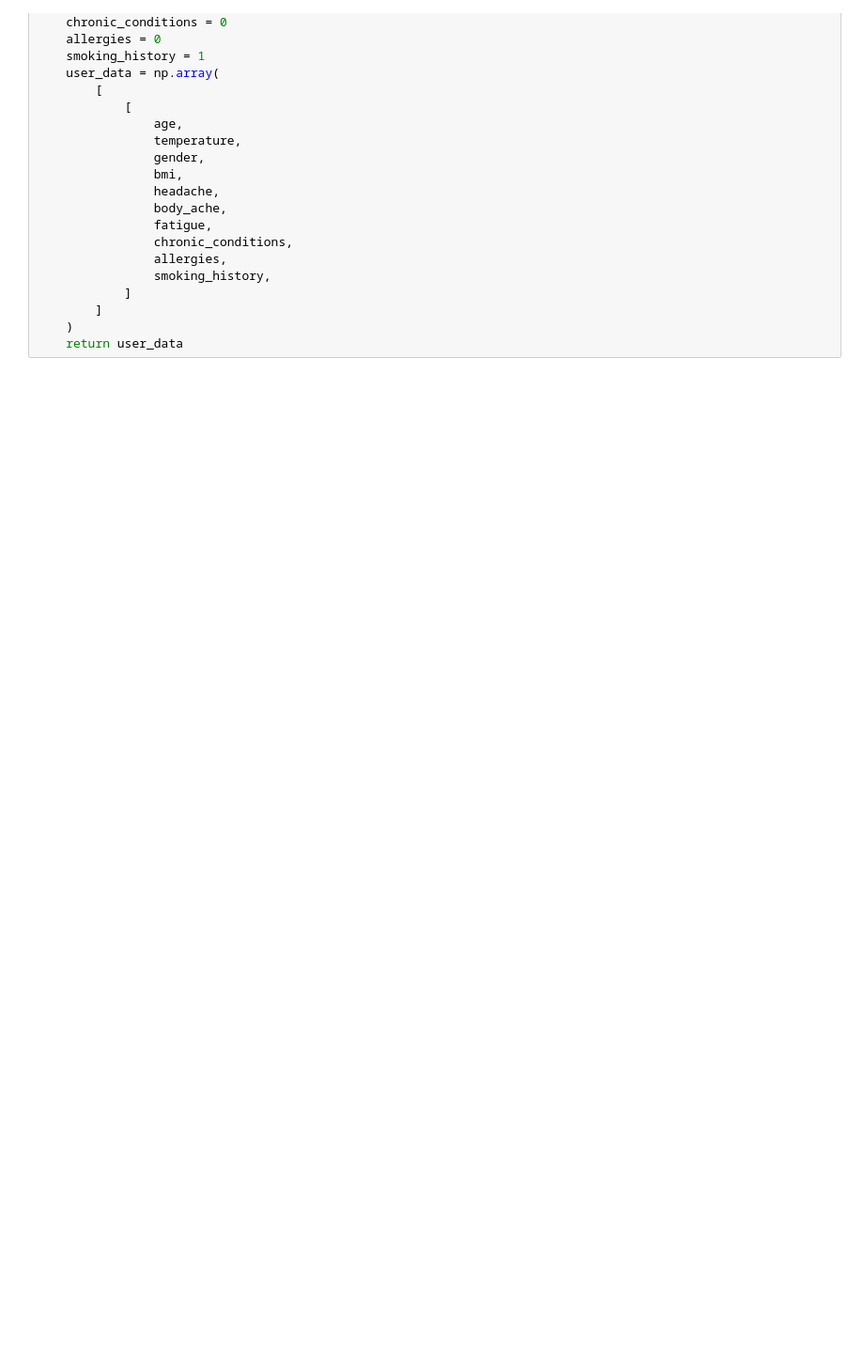
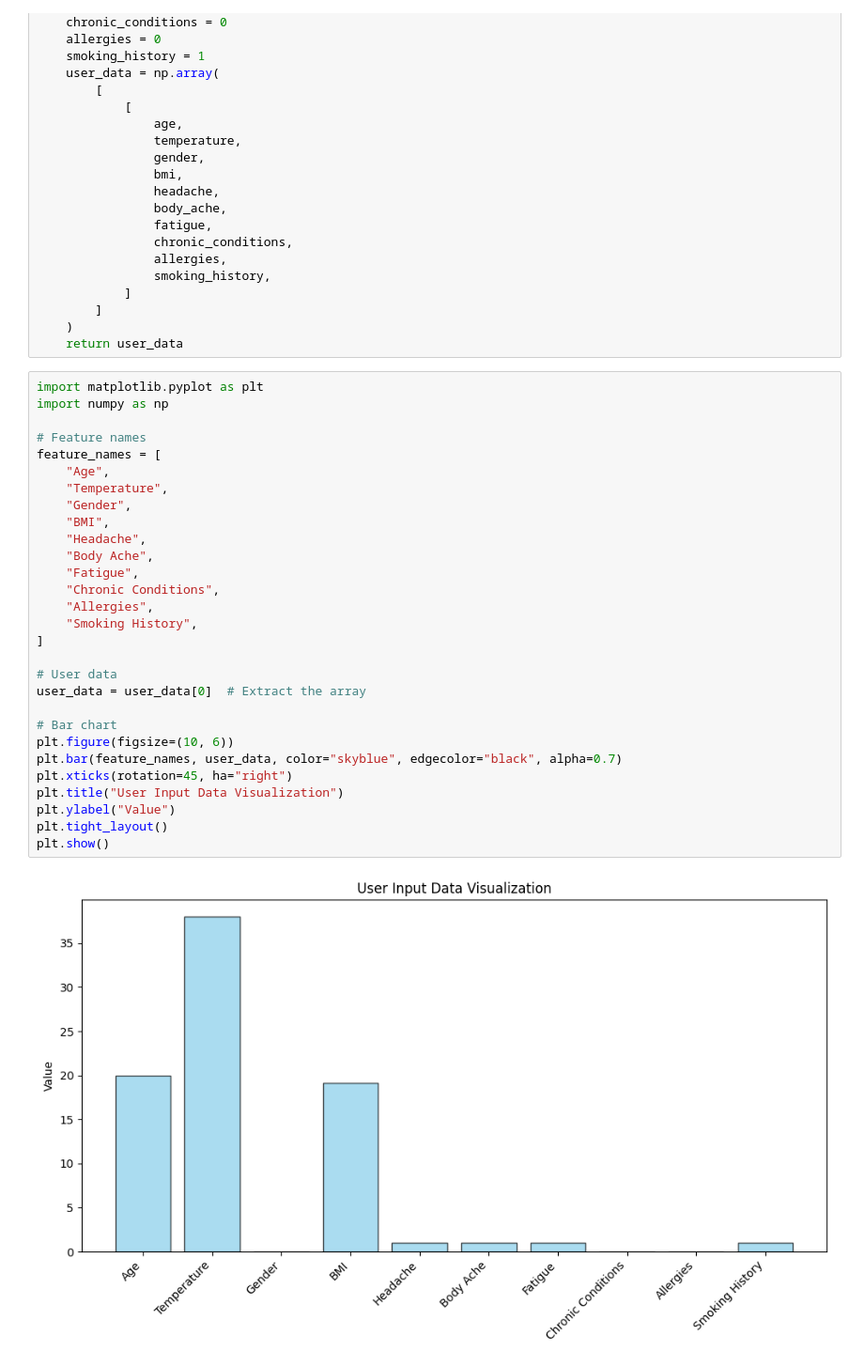
Before and after one commit to xympyo/prediver_software, a Jupyter notebook: python/dataCleaning.ipynb, the cells around one changed output. Shown: that part at 94% size. Drawn from its saved outputs; the diff is of its cells as text; blank space fills up the shorter version.

```diff
--- a/python/dataCleaning.ipynb
+++ b/python/dataCleaning.ipynb
@@ -167,6 +213,37 @@ def get_user_input():
         ]
     )
     return user_data
+# %%
+import matplotlib.pyplot as plt
+import numpy as np
+
+# Feature names
+feature_names = [
+    "Age",
+    "Temperature",
+    "Gender",
+    "BMI",
+    "Headache",
+    "Body Ache",
+    "Fatigue",
+    "Chronic Conditions",
+    "Allergies",
+    "Smoking History",
+]
+
+# User data
+user_data = user_data[0]  # Extract the array
+
+# Bar chart
+plt.figure(figsize=(10, 6))
+plt.bar(feature_names, user_data, color="skyblue", edgecolor="black", alpha=0.7)
+plt.xticks(rotation=45, ha="right")
+plt.title("User Input Data Visualization")
+plt.ylabel("Value")
+plt.tight_layout()
+plt.show()
+# %% [output]
+[figure, added]
 # %%
 user_data = get_user_input()
 user_data_scaled = scaler.transform(user_data)
```
Also changed, not shown: parts of 11 cells of this notebook, 3 other files.
